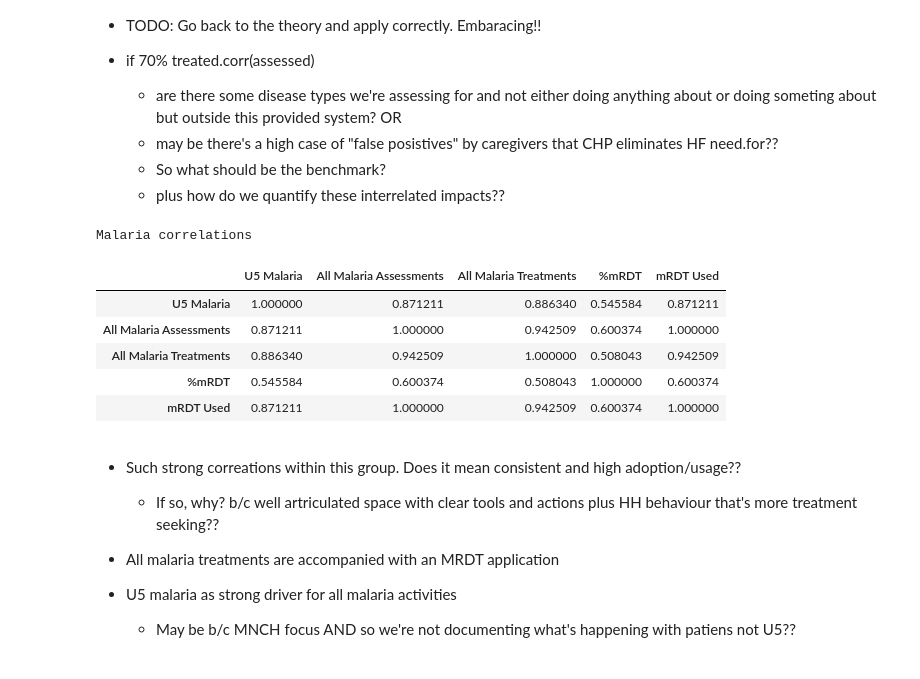
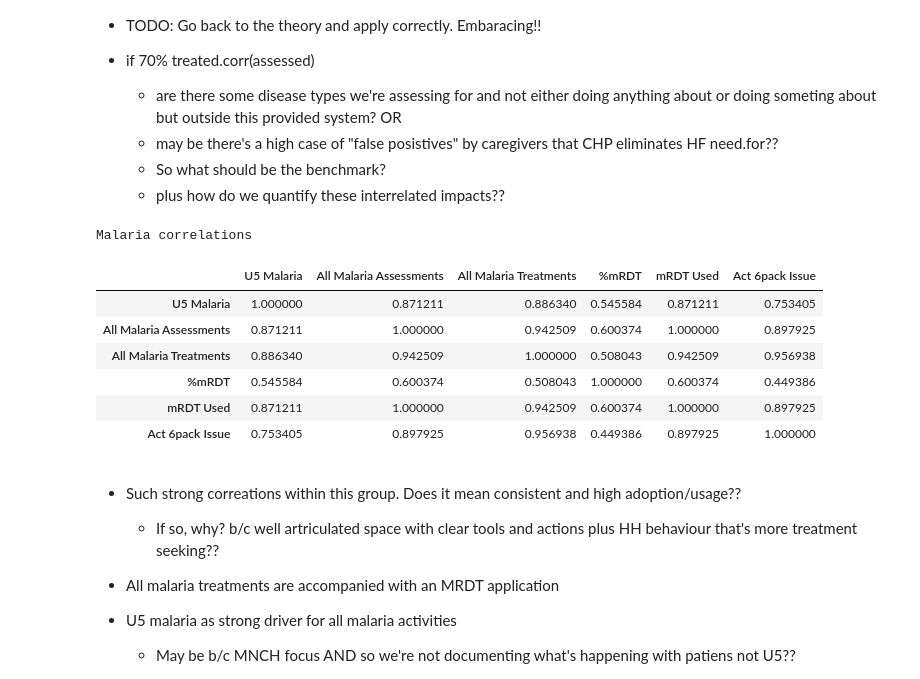
Before and after one commit to bilha-analytics/DS_Certification, a Jupyter notebook: KE_CHPs.ipynb, the cells around one changed output. Drawn from its saved outputs; the diff is of its cells as text; code cells hidden in the pictures.

```diff
--- a/KE_CHPs.ipynb
+++ b/KE_CHPs.ipynb
@@ -202,15 +202,16 @@ b/c the variables represent serial steps can we then say that: 70% p(get treated
 # %%
 # malaria
 print("Malaria correlations")
-dataset[["U5 Malaria", "All Malaria Assessments", "All Malaria Treatments", "%mRDT", "mRDT Used"]].corr()
+dataset[["U5 Malaria", "All Malaria Assessments", "All Malaria Treatments", "%mRDT", "mRDT Used", "Act 6pack Issue"]].corr()
 # %% [output]
 Malaria correlations
-|  | U5 Malaria | All Malaria Assessments | All Malaria Treatments | %mRDT | mRDT Used |
-| U5 Malaria | 1.000000 | 0.871211 | 0.886340 | 0.545584 | 0.871211 |
-| All Malaria Assessments | 0.871211 | 1.000000 | 0.942509 | 0.600374 | 1.000000 |
-| All Malaria Treatments | 0.886340 | 0.942509 | 1.000000 | 0.508043 | 0.942509 |
-| %mRDT | 0.545584 | 0.600374 | 0.508043 | 1.000000 | 0.600374 |
-| mRDT Used | 0.871211 | 1.000000 | 0.942509 | 0.600374 | 1.000000 |
+|  | U5 Malaria | All Malaria Assessments | All Malaria Treatments | %mRDT | mRDT Used | Act 6pack Issue |
+| U5 Malaria | 1.000000 | 0.871211 | 0.886340 | 0.545584 | 0.871211 | 0.753405 |
+| All Malaria Assessments | 0.871211 | 1.000000 | 0.942509 | 0.600374 | 1.000000 | 0.897925 |
+| All Malaria Treatments | 0.886340 | 0.942509 | 1.000000 | 0.508043 | 0.942509 | 0.956938 |
+| %mRDT | 0.545584 | 0.600374 | 0.508043 | 1.000000 | 0.600374 | 0.449386 |
+| mRDT Used | 0.871211 | 1.000000 | 0.942509 | 0.600374 | 1.000000 | 0.897925 |
+| Act 6pack Issue | 0.753405 | 0.897925 | 0.956938 | 0.449386 | 0.897925 | 1.000000 |
 # %% [markdown]
 - Such strong correations within this group. Does it mean consistent and high adoption/usage??
     - If so, why? b/c well artriculated space with clear tools and actions plus HH behaviour that's more treatment seeking??
```
Also changed, not shown: parts of 2 cells of this notebook.
